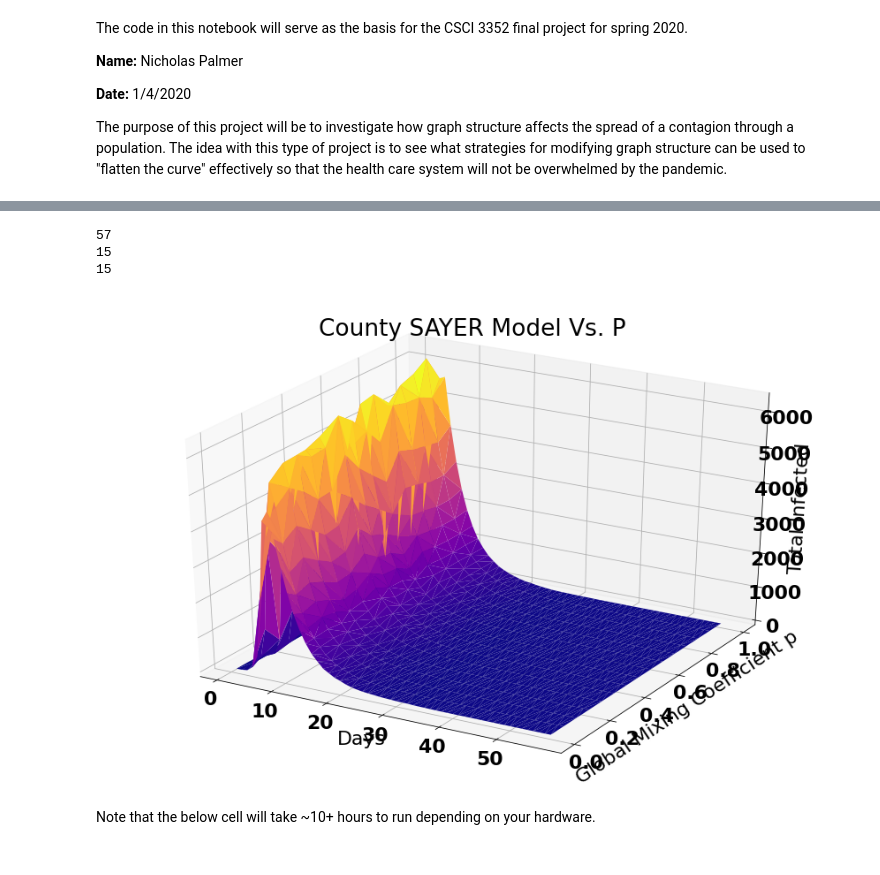
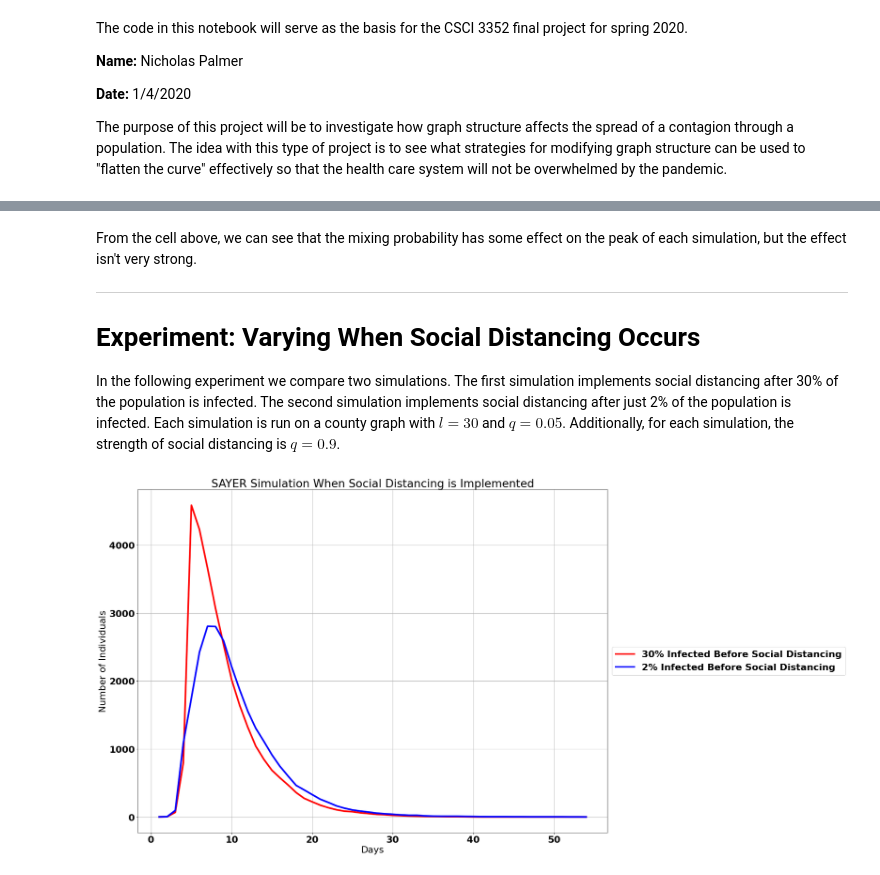
Before and after one commit to nickpalmer789/SAYERSim, a Jupyter notebook: SAYERSim.ipynb, the cells around one changed output, grey strips where cells are left out. Saved outputs shown, nothing was run; the diff lists cells and outputs as text; code cells hidden in the pictures.

```diff
--- a/SAYERSim.ipynb
+++ b/SAYERSim.ipynb
@@ -636,6 +623,13 @@ def county_graph(degree_sequence, l, p):
+# %% [markdown]
+From the cell above, we can see that the mixing probability has some effect on the peak of each simulation, but the effect isn't very strong.
+
+***
+
+# Experiment: Varying When Social Distancing Occurs
+
+In the following experiment we compare two simulations. The first simulation implements social distancing after 30% of the population is infected. The second simulation implements social distancing after just 2% of the population is infected. Each simulation is run on a county graph with $l = 30$ and $q = 0.05$. Additionally, for each simulation, the strength of social distancing is $q=0.9$.
 # %%
 county = county_graph(degree_sequence, 30, 0.05)
-draw_G(county)
 
 #Try out some beta and gamma values
 asymptomatic_beta = .8
@@ -655,7 +649,10 @@ severity_pdf = [0.5, 0.42, 0.08]
 global_p = 0.5
 
 #Run the SASER model
-t, It, St, At, Yt, Et, Rt = runSAYER(county, initial_infected, severity_pdf, group_coefficients, global_p, verbose=False, draw=False)
+percent_infected = 0.02
+alpha = 0.9
+t, It, St, At, Yt, Et, Rt = runSAYER(county, initial_infected, severity_pdf, group_coefficients, global_p, percent_infected, alpha, verbose=False, draw=False)
 
-#Plot the results of the SAYER simulation from the proximity data
-plotSAYER(t, It, St, At, Yt, Et, Rt)
+percent_infected = 0.30
+alpha = 0.9
+t_later, It_later, St_later, At_later, Yt_later, Et_later, Rt_later = runSAYER(county, initial_infected, severity_pdf, group_coefficients, global_p, percent_infected, alpha, verbose=False, draw=False)
@@ -664,9 +659,24 @@ It_arr = SAYER_experiment_p(county, global_p_arr, initial_infected, severity_pdf
-# %%
-plotSAYERExperiment(It_arr, global_p_arr, 0, 'County SAYER Model Vs. P', 'Days', 'Total Infected', 'Global Mixing Coefficient p')
-# %% [output]
-57
-15
-15
-[figure, removed]
-# %% [markdown]
-Note that the below cell will take ~10+ hours to run depending on your hardware.
+# %%
+def compare_SAYER(control_I, I, control_I_label, I_label, title, extension):
+    #Even out the data
+    maxLen = max(len(control_I), len(I))
+
+    if(len(control_I) < maxLen):
+        control_I.extend([extension] * (maxLen - len(control_I)))
+    if(len(I) < maxLen):
+        I.extend([extension] * (maxLen - len(I)))
+
+    x_time = np.arange(1, maxLen+1)
+    plot_line_width = 4
+    plt.plot(x_time, control_I, color="red", label=control_I_label, linewidth=plot_line_width)
+    plt.plot(x_time, I, color="blue", label=I_label, linewidth=plot_line_width)
+    plt.grid(b=True)
+    plt.legend(loc='center left', bbox_to_anchor=(1, 0.5))
+    plt.xlabel("Days")
+    plt.ylabel("Number of Individuals")
+    plt.title(title)
+    plt.show()
+
+compare_SAYER(It_later, It, "30% Infected Before Social Distancing", "2% Infected Before Social Distancing", "SAYER Simulation When Social Distancing is Implemented", 0)
+# %% [output]
+[figure, added]
```
Also changed, not shown: parts of 45 cells of this notebook, 4 other files.
